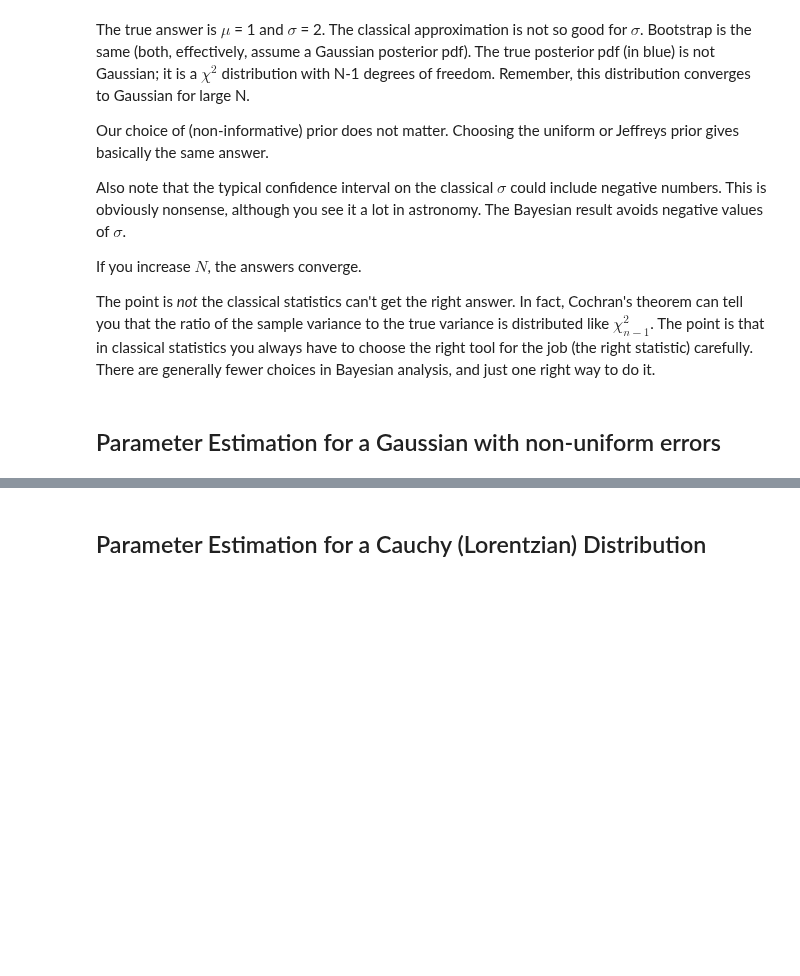
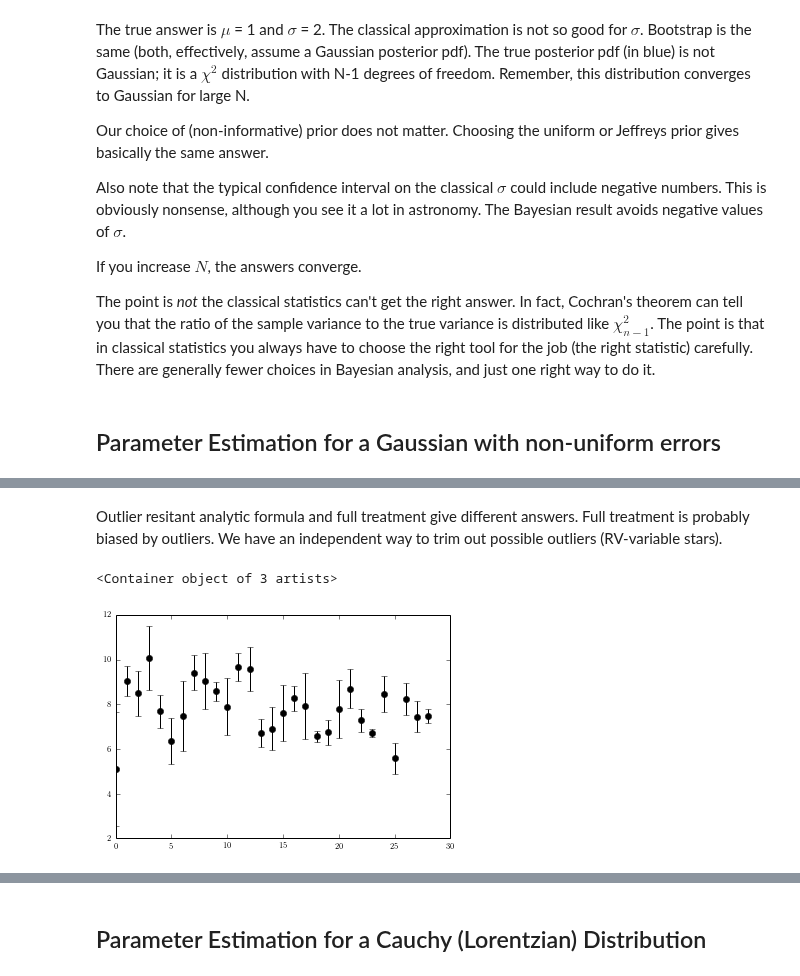
Before and after one commit to YastroML/YastroML, a Jupyter notebook: Session9_140509/bayesian_examples_and_models.ipynb, the cells around one changed output, grey strips where cells are left out. Saved outputs shown, nothing was run; the diff lists cells and outputs as text; code cells hidden in the pictures; blank space fills up the shorter version.

```diff
--- a/Session9_140509/bayesian_examples_and_models.ipynb
+++ b/Session9_140509/bayesian_examples_and_models.ipynb
@@ -209,0 +366,8 @@ In astronomy we very often have non-uniform errors on data points due to differe
+# %% [markdown]
+Outlier resitant analytic formula and full treatment give different answers. Full treatment is probably biased by outliers. We have an independent way to trim out possible outliers (RV-variable stars).
+# %%
+verrs_trim,vels_trim = np.load('example_data_trim.npy')
+errorbar(np.arange(len(vels_trim)),vels_trim,verrs_trim,fmt='ko')
+# %% [output]
+<Container object of 3 artists>
+[figure, added]
```
Also changed, not shown: parts of 14 cells of this notebook, 2 other files.
